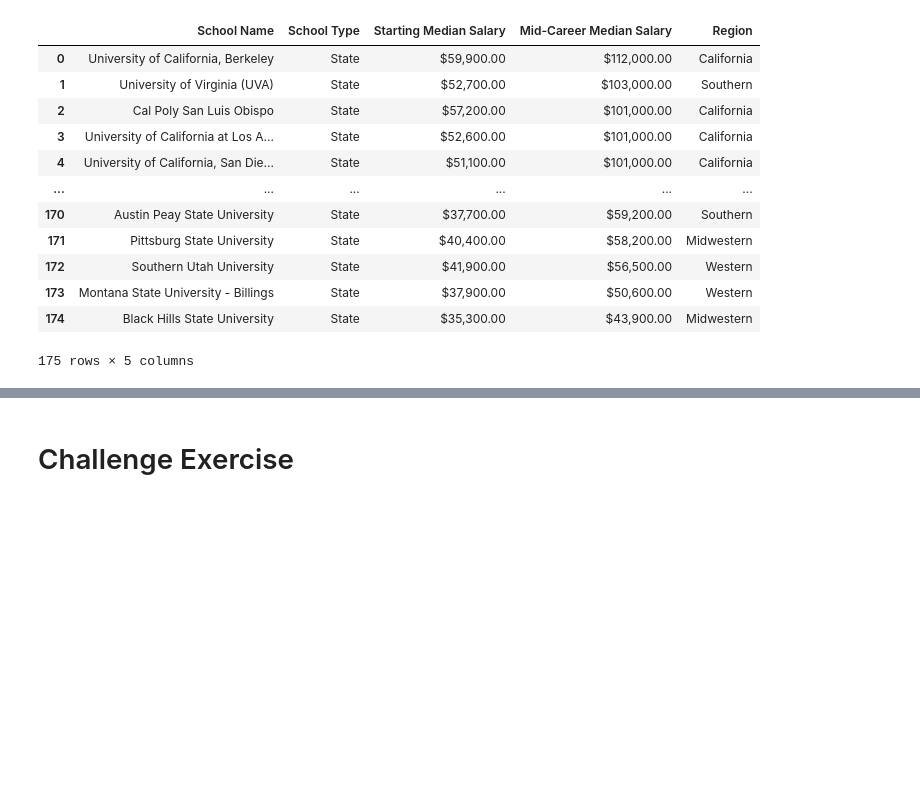
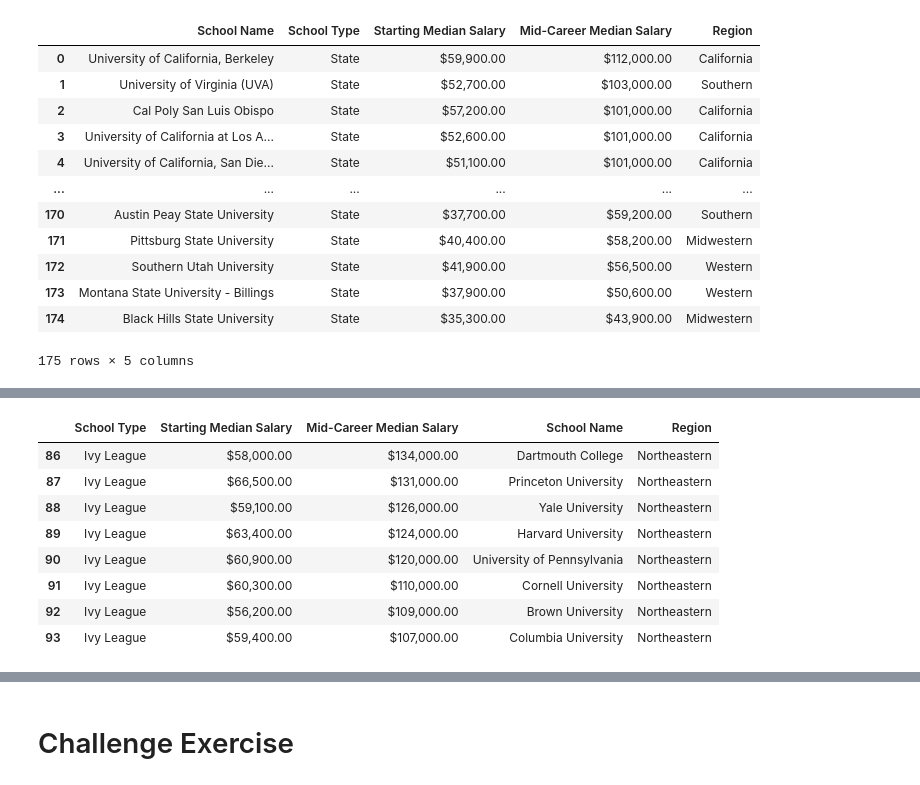
Before and after one commit to mikewenner/Data_Science, a Jupyter notebook: pd_course/06_Concat_merge_join.ipynb, the cells around one changed output, grey strips where cells are left out. Saved outputs shown, nothing was run; the diff lists cells and outputs as text; code cells hidden in the pictures; blank space fills up the shorter version.

Commit message:
finish concat merge join nb

```diff
--- a/pd_course/06_Concat.ipynb
+++ b/pd_course/06_Concat_merge_join.ipynb
@@ -697,0 +708,9 @@ pd.merge(state, regions.drop_duplicates())
+# %%
+# example - set the school name to the index for the ivies and regions df and assign new variables
+# merge them by index
+
+ivies_new = ivies.set_index('School Name')
+regions_new = regions.set_index('School Name')
+
+#regions_new.head()
+ivies_new.head()
@@ -697,0 +738,14 @@ pd.merge(state, regions.drop_duplicates())
+# %%
+# we can also merge by index and column
+
+pd.merge(ivies_new, regions, left_index=True, right_on='School Name')
+# %% [output]
+|  | School Type | Starting Median Salary | Mid-Career Median Salary | School Name | Region |
+| 86 | Ivy League | $58,000.00 | $134,000.00 | Dartmouth College | Northeastern |
+| 87 | Ivy League | $66,500.00 | $131,000.00 | Princeton University | Northeastern |
+| 88 | Ivy League | $59,100.00 | $126,000.00 | Yale University | Northeastern |
+| 89 | Ivy League | $63,400.00 | $124,000.00 | Harvard University | Northeastern |
+| 90 | Ivy League | $60,900.00 | $120,000.00 | University of Pennsylvania | Northeastern |
+| 91 | Ivy League | $60,300.00 | $110,000.00 | Cornell University | Northeastern |
+| 92 | Ivy League | $56,200.00 | $109,000.00 | Brown University | Northeastern |
+| 93 | Ivy League | $59,400.00 | $107,000.00 | Columbia University | Northeastern |
```
Also changed, not shown: parts of 13 cells of this notebook.
